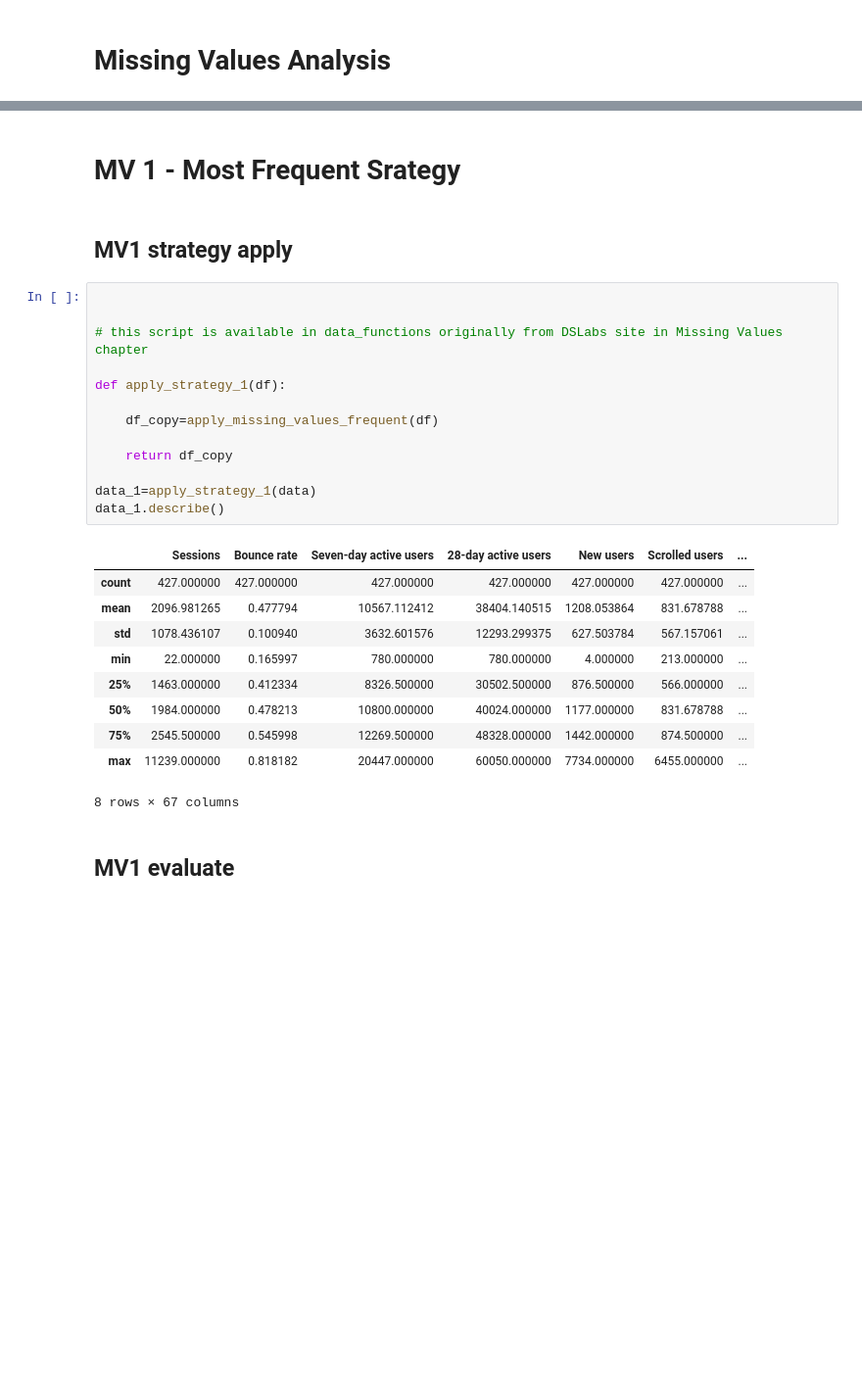
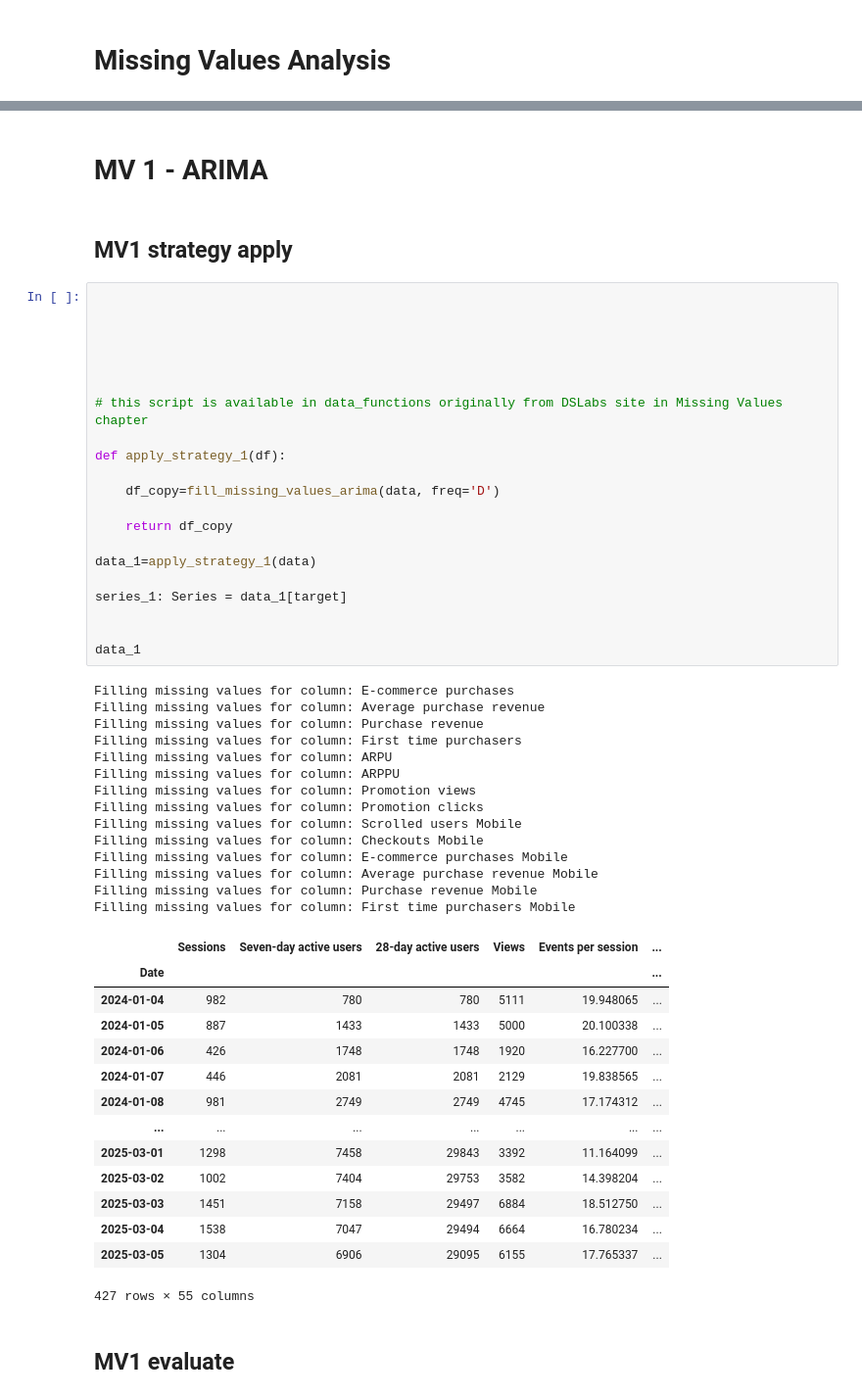
Before and after one commit to jvanalytics/ist_dash_2024_rec, a Jupyter notebook: time_series_forecasting/notebooks/dataset_3/2_ga4_merch_agg_2024_time_series_missing_values.ipynb, the cells around one changed output, grey strips where cells are left out. Shown at 98% size. Saved outputs shown, nothing was run; the diff lists cells and outputs as text; blank space fills up the shorter version.

```diff
--- a/time_series_forecasting/notebooks/dataset_3/2_ga4_merch_agg_2024_time_series_missing_values.ipynb
+++ b/time_series_forecasting/notebooks/dataset_3/2_ga4_merch_agg_2024_time_series_missing_values.ipynb
@@ -92,30 +91,56 @@ show()
 # %% [markdown]
-# MV 1 - Most Frequent Srategy
+# MV 1 - ARIMA
 # %% [markdown]
 ## MV1 strategy apply
 # %%
+
+
+
+
 
 
 # this script is available in data_functions originally from DSLabs site in Missing Values chapter
 
 def apply_strategy_1(df):
 
-    df_copy=apply_missing_values_frequent(df)
+    df_copy=fill_missing_values_arima(data, freq='D')
 
     return df_copy
 
 data_1=apply_strategy_1(data)
-data_1.describe()
+
+series_1: Series = data_1[target]
+
+
+data_1
 # %% [output]
+Filling missing values for column: E-commerce purchases
+Filling missing values for column: Average purchase revenue
+Filling missing values for column: Purchase revenue
+Filling missing values for column: First time purchasers
+Filling missing values for column: ARPU
+Filling missing values for column: ARPPU
+Filling missing values for column: Promotion views
+Filling missing values for column: Promotion clicks
+Filling missing values for column: Scrolled users Mobile
+Filling missing values for column: Checkouts Mobile
+Filling missing values for column: E-commerce purchases Mobile
+Filling missing values for column: Average purchase revenue Mobile
+Filling missing values for column: Purchase revenue Mobile
+Filling missing values for column: First time purchasers Mobile
-|  | Sessions | Bounce rate | Seven-day active users | 28-day active users | New users | Scrolled users | ... |
-| count | 427.000000 | 427.000000 | 427.000000 | 427.000000 | 427.000000 | 427.000000 | ... |
-| mean | 2096.981265 | 0.477794 | 10567.112412 | 38404.140515 | 1208.053864 | 831.678788 | ... |
-| std | 1078.436107 | 0.100940 | 3632.601576 | 12293.299375 | 627.503784 | 567.157061 | ... |
-| min | 22.000000 | 0.165997 | 780.000000 | 780.000000 | 4.000000 | 213.000000 | ... |
-| 25% | 1463.000000 | 0.412334 | 8326.500000 | 30502.500000 | 876.500000 | 566.000000 | ... |
-| 50% | 1984.000000 | 0.478213 | 10800.000000 | 40024.000000 | 1177.000000 | 831.678788 | ... |
-| 75% | 2545.500000 | 0.545998 | 12269.500000 | 48328.000000 | 1442.000000 | 874.500000 | ... |
-| max | 11239.000000 | 0.818182 | 20447.000000 | 60050.000000 | 7734.000000 | 6455.000000 | ... |
+|  | Sessions | Seven-day active users | 28-day active users | Views | Events per session | ... |
+| Date |  |  |  |  |  | ... |
+| 2024-01-04 | 982 | 780 | 780 | 5111 | 19.948065 | ... |
+| 2024-01-05 | 887 | 1433 | 1433 | 5000 | 20.100338 | ... |
+| 2024-01-06 | 426 | 1748 | 1748 | 1920 | 16.227700 | ... |
+| 2024-01-07 | 446 | 2081 | 2081 | 2129 | 19.838565 | ... |
+| 2024-01-08 | 981 | 2749 | 2749 | 4745 | 17.174312 | ... |
+| ... | ... | ... | ... | ... | ... | ... |
+| 2025-03-01 | 1298 | 7458 | 29843 | 3392 | 11.164099 | ... |
+| 2025-03-02 | 1002 | 7404 | 29753 | 3582 | 14.398204 | ... |
+| 2025-03-03 | 1451 | 7158 | 29497 | 6884 | 18.512750 | ... |
+| 2025-03-04 | 1538 | 7047 | 29494 | 6664 | 16.780234 | ... |
+| 2025-03-05 | 1304 | 6906 | 29095 | 6155 | 17.765337 | ... |
-8 rows × 67 columns
+427 rows × 55 columns
 # %% [markdown]
 ## MV1 evaluate
```
Also changed, not shown: parts of 23 cells of this notebook, 13 other files.
